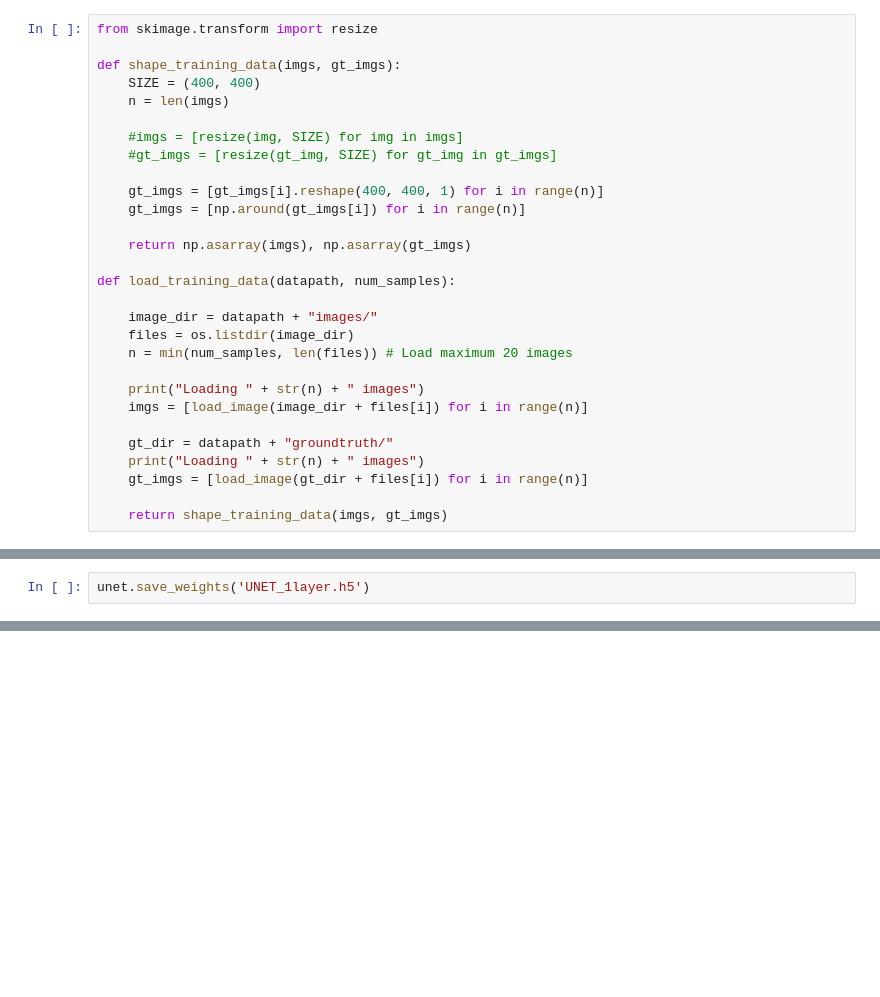
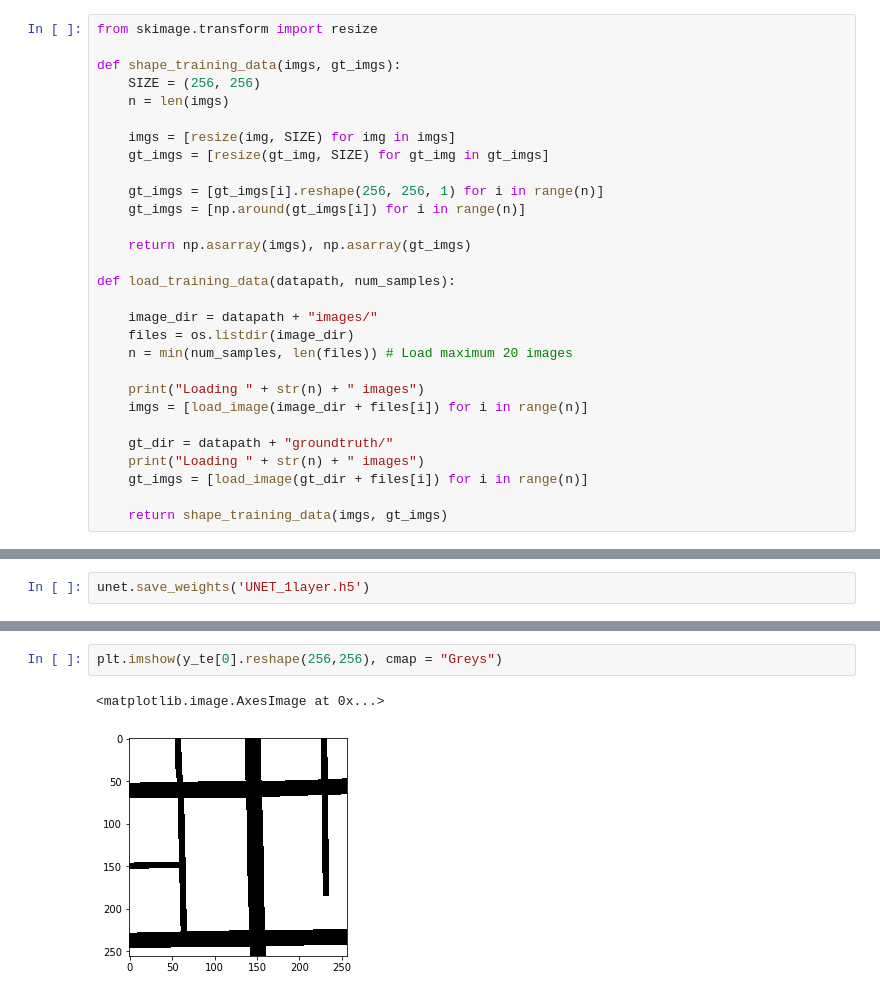
Before and after one commit to theodorhusefest/CS433-project2-road-segmentation, a Jupyter notebook: UNET2.ipynb, the cells around one changed output, grey strips where cells are left out. Drawn from its saved outputs; the diff is of its cells as text; blank space fills up the shorter version.

```diff
--- a/UNET2.ipynb
+++ b/UNET2.ipynb
@@ -28,13 +28,13 @@ from src.helpers import load_image
 from skimage.transform import resize
 
 def shape_training_data(imgs, gt_imgs):
-    SIZE = (400, 400)
+    SIZE = (256, 256)
     n = len(imgs)
 
-    #imgs = [resize(img, SIZE) for img in imgs]
-    #gt_imgs = [resize(gt_img, SIZE) for gt_img in gt_imgs]
+    imgs = [resize(img, SIZE) for img in imgs]
+    gt_imgs = [resize(gt_img, SIZE) for gt_img in gt_imgs]
 
-    gt_imgs = [gt_imgs[i].reshape(400, 400, 1) for i in range(n)]
+    gt_imgs = [gt_imgs[i].reshape(256, 256, 1) for i in range(n)]
     gt_imgs = [np.around(gt_imgs[i]) for i in range(n)]
 
     return np.asarray(imgs), np.asarray(gt_imgs)
@@ -125,0 +143,5 @@ unet.save_weights('UNET_1layer.h5')
+# %%
+plt.imshow(y_te[0].reshape(256,256), cmap = "Greys")
+# %% [output]
+<matplotlib.image.AxesImage at 0x...>
+[figure, added]
```
Also changed, not shown: parts of 10 cells of this notebook, 4 other files.
